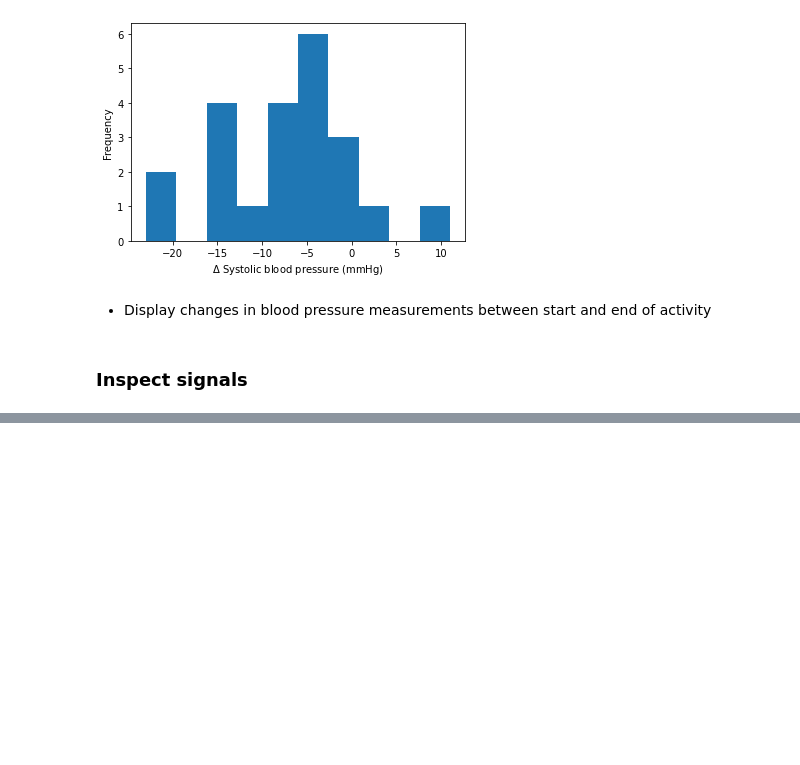
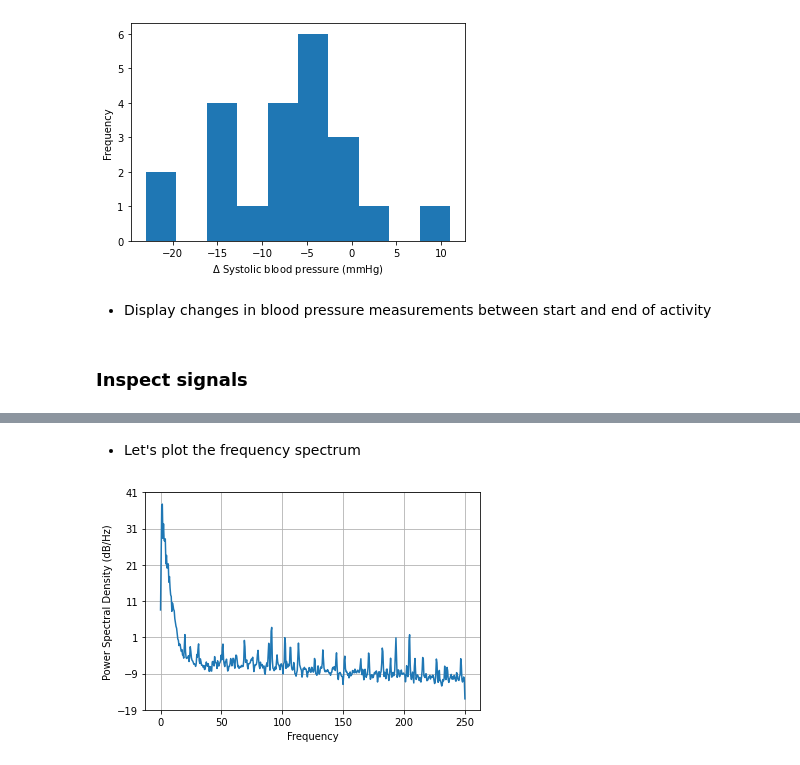
Before and after one commit to peterhcharlton/bsp-book, a Jupyter notebook: content/tutorial/notebooks/data-exploration2.ipynb, the cells around one changed output, grey strips where cells are left out. Cells and saved outputs as stored; diff of their text form; code cells hidden in the pictures; blank space fills up the shorter version.

```diff
--- a/content/tutorial/notebooks/data-exploration2.ipynb
+++ b/content/tutorial/notebooks/data-exploration2.ipynb
@@ -330,0 +379,6 @@ axs[1].grid(True)
+# %% [markdown]
+- Let's plot the frequency spectrum
+# %%
+Pxx, freqs = plt.psd(ppg_filt, NFFT=1024, Fs=fs)
+# %% [output]
+[figure, added]
```
Also changed, not shown: parts of 22 cells of this notebook.
